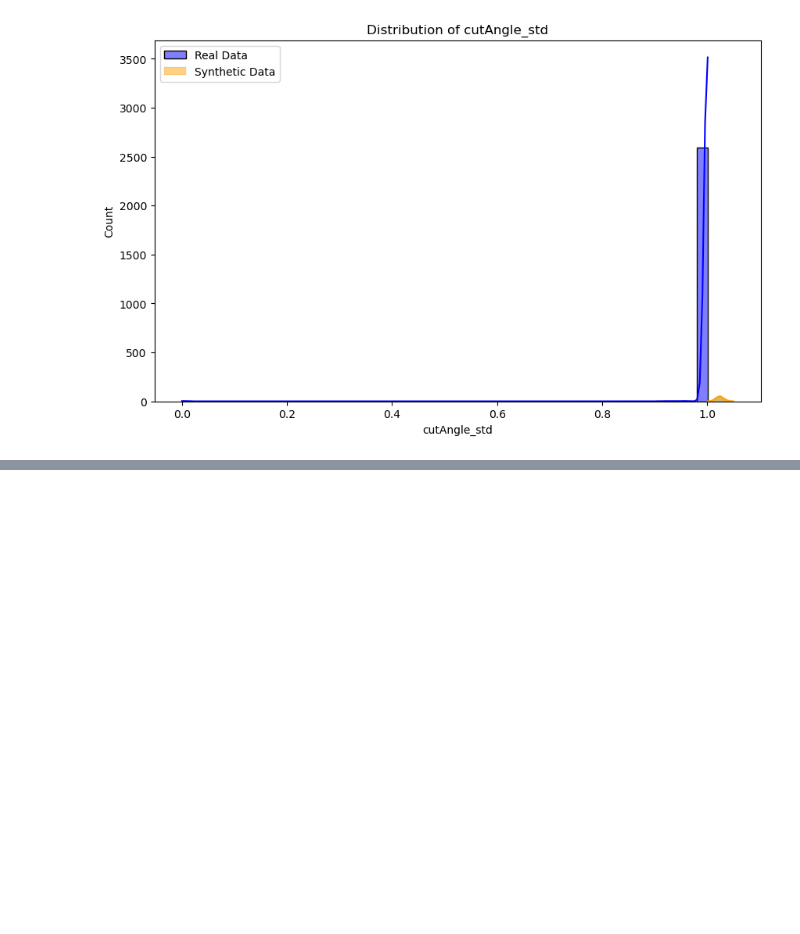
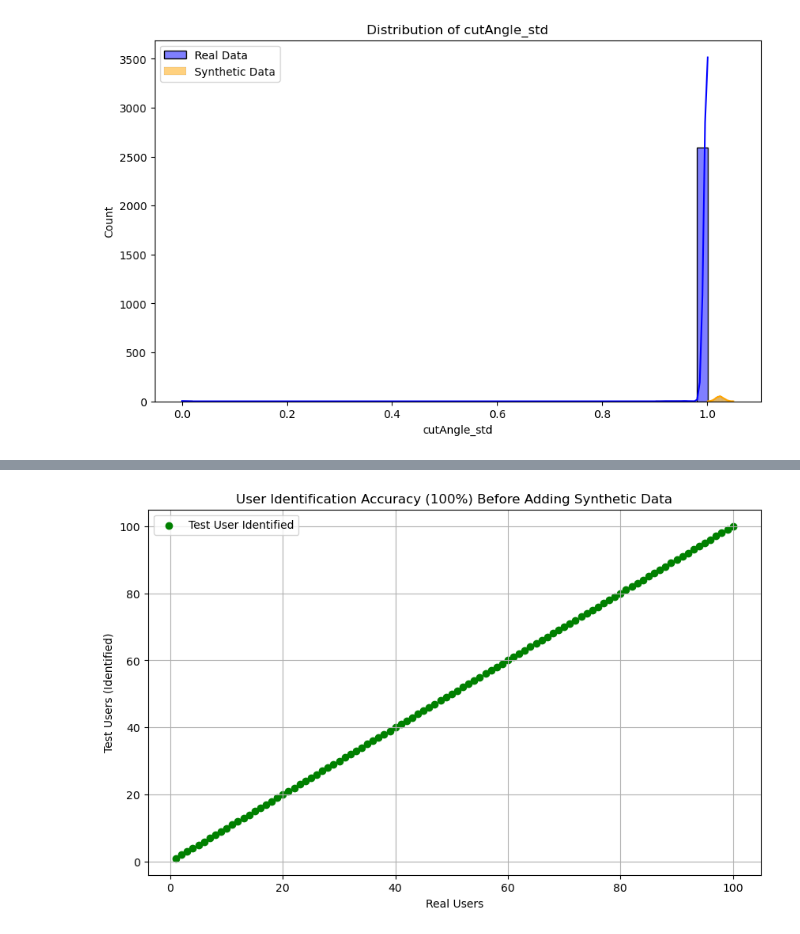
Before and after one commit to jayasrisng/configure-bs, a Jupyter notebook: data processing.ipynb, the cells around one changed output, grey strips where cells are left out. Cells and saved outputs as stored; diff of their text form; code cells hidden in the pictures; blank space fills up the shorter version.

Commit message:
added accuracy

```diff
--- a/data processing.ipynb
+++ b/data processing.ipynb
@@ -466,0 +641,21 @@ for feature in aggregated_features:
+# %%
+import matplotlib.pyplot as plt
+import numpy as np
+
+# Example: Assuming you have 100 users
+real_users = np.arange(1, 101)  # Users from 1 to 100
+test_users = real_users.copy()  # Test users are exactly the same
+
+# Plotting the graph
+plt.figure(figsize=(10, 6))
+plt.scatter(real_users, test_users, color='green', label='Test User Identified')
+
+# Add labels and title
+plt.xlabel('Real Users')
+plt.ylabel('Test Users (Identified)')
+plt.title('User Identification Accuracy (100%) Before Adding Synthetic Data')
+plt.legend()
+plt.grid(True)
+plt.show()
+# %% [output]
+[figure, added]
```
Also changed, not shown: parts of 6 cells of this notebook.
